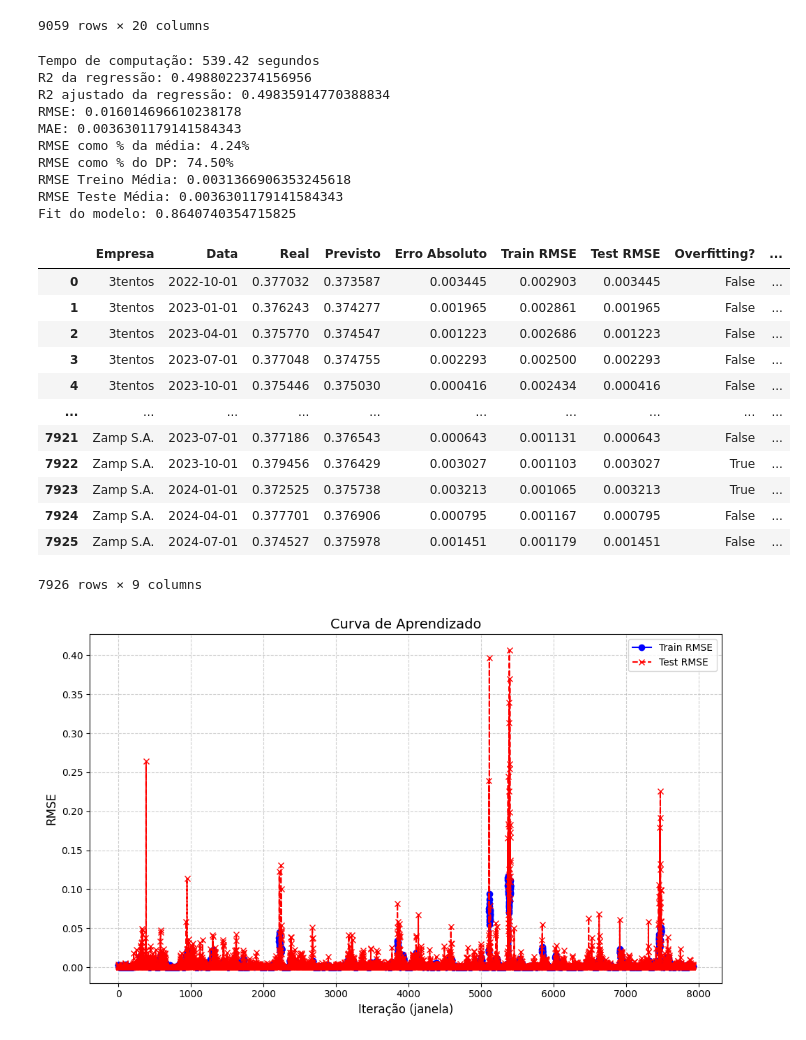
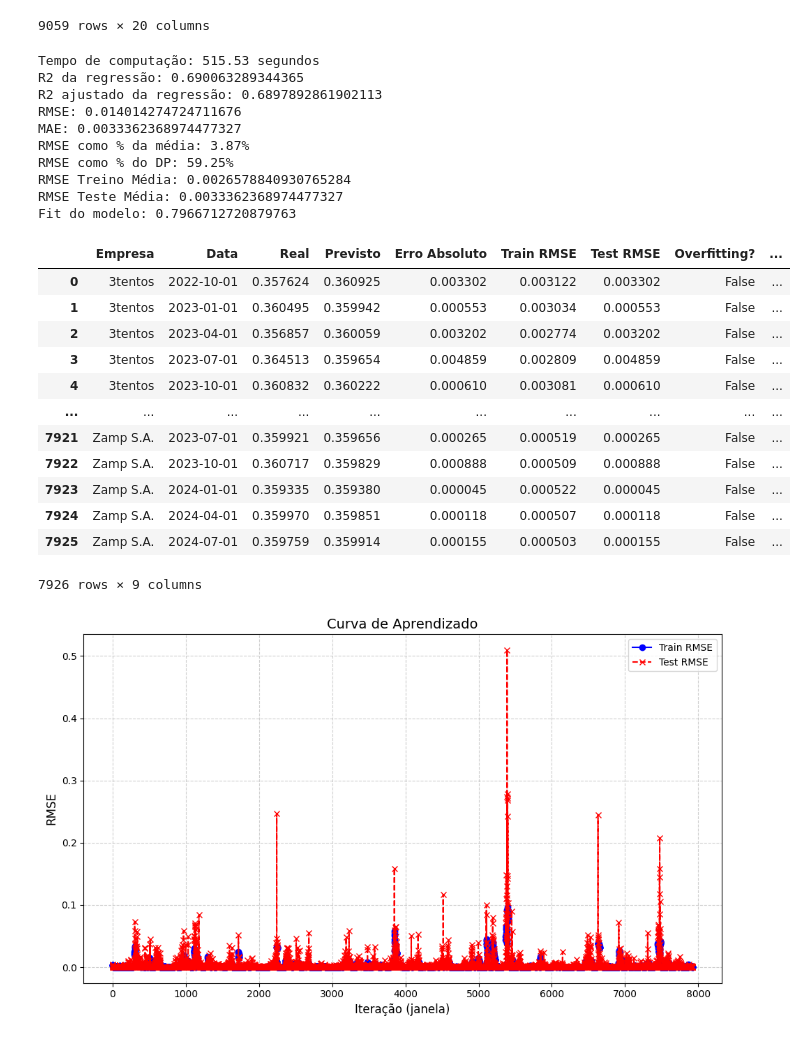
Before and after one commit to CHAnnnelch/IC_predicao_FCF, a Jupyter notebook: 05_RandomForest.ipynb, the cells around one changed output. Cells and saved outputs as stored; diff of their text form; code cells hidden in the pictures.

```diff
--- a/05_RandomForest.ipynb
+++ b/05_RandomForest.ipynb
@@ -231,12 +231,12 @@ import pandas as pd
 
 warnings.simplefilter(action='ignore', category=FutureWarning)
 
-target_var = 'FCLF'
+target_var = 'FCLA'
 
 k = 4  # tamanho mínimo da janela de treino
 
 def expanding_window_forecast_rf(df, target_col=target_var, empresa_col='Nome', date_col='Data',
-                               min_train_size=k, horizon=1, features=['FCLF', 'ROE', 'LG', 'GMV', 'DE', 'lag_fclf', 'ma_fclf']):
+                               min_train_size=k, horizon=1, features=['FCLA', 'ROE', 'LG', 'GMV', 'DE', 'lag_fcla', 'ma_fcla']):
     results = []
 
     for empresa_id, grupo in df.groupby(empresa_col):
@@ -293,54 +293,54 @@ def expanding_window_forecast_rf(df, target_col=target_var, empresa_col='Nome',
 media = df[target_var].mean()
 dp = df[target_var].std()
 
 start = time.time()
 resultado = expanding_window_forecast_rf(df)
 end = time.time()
 
 print(f'Tempo de computação: {end - start:.2f} segundos')
 
 rmse = mean_squared_error(resultado['Real'], resultado['Previsto'], squared=False)
 mae = mean_absolute_error(resultado['Real'], resultado['Previsto'])
 r2 = r2_score(resultado['Real'], resultado['Previsto'])
 
 n = len(resultado)
-p = len(['FCLF', 'ROE', 'LG', 'GMV', 'DE', 'lag_fclf', 'ma_fclf'])
+p = len(['FCLA', 'ROE', 'LG', 'GMV', 'DE', 'lag_fcla', 'ma_fcla'])
 r2_adj = 1 - (1 - r2) * (n - 1) / (n - p - 1)
 
 train_rmse_media = resultado['Train RMSE'].mean()
 test_rmse_media = resultado['Test RMSE'].mean()
 print(f'R2 da regressão: {r2}')
 print(f'R2 ajustado da regressão: {r2_adj}')
 print(f'RMSE: {rmse}')
 print(f'MAE: {mae}')
 print(f'RMSE como % da média: {(rmse/media)*100:.2f}%')
 print(f'RMSE como % do DP: {(rmse/dp)*100:.2f}%')
 print(f'RMSE Treino Média: {train_rmse_media}')
 print(f'RMSE Teste Média: {test_rmse_media}')
 print(f'Fit do modelo: {train_rmse_media/test_rmse_media}')
 resultado
 # %% [output]
-Tempo de computação: 539.42 segundos
-R2 da regressão: 0.4988022374156956
-R2 ajustado da regressão: 0.49835914770388834
-RMSE: 0.016014696610238178
-MAE: 0.0036301179141584343
-RMSE como % da média: 4.24%
-RMSE como % do DP: 74.50%
-RMSE Treino Média: 0.0031366906353245618
-RMSE Teste Média: 0.0036301179141584343
-Fit do modelo: 0.8640740354715825
+Tempo de computação: 515.53 segundos
+R2 da regressão: 0.690063289344365
+R2 ajustado da regressão: 0.6897892861902113
+RMSE: 0.014014274724711676
+MAE: 0.0033362368974477327
+RMSE como % da média: 3.87%
+RMSE como % do DP: 59.25%
+RMSE Treino Média: 0.0026578840930765284
+RMSE Teste Média: 0.0033362368974477327
+Fit do modelo: 0.7966712720879763
 |  | Empresa | Data | Real | Previsto | Erro Absoluto | Train RMSE | Test RMSE | Overfitting? | ... |
-| 0 | 3tentos | 2022-10-01 | 0.377032 | 0.373587 | 0.003445 | 0.002903 | 0.003445 | False | ... |
-| 1 | 3tentos | 2023-01-01 | 0.376243 | 0.374277 | 0.001965 | 0.002861 | 0.001965 | False | ... |
-| 2 | 3tentos | 2023-04-01 | 0.375770 | 0.374547 | 0.001223 | 0.002686 | 0.001223 | False | ... |
-| 3 | 3tentos | 2023-07-01 | 0.377048 | 0.374755 | 0.002293 | 0.002500 | 0.002293 | False | ... |
-| 4 | 3tentos | 2023-10-01 | 0.375446 | 0.375030 | 0.000416 | 0.002434 | 0.000416 | False | ... |
+| 0 | 3tentos | 2022-10-01 | 0.357624 | 0.360925 | 0.003302 | 0.003122 | 0.003302 | False | ... |
+| 1 | 3tentos | 2023-01-01 | 0.360495 | 0.359942 | 0.000553 | 0.003034 | 0.000553 | False | ... |
+| 2 | 3tentos | 2023-04-01 | 0.356857 | 0.360059 | 0.003202 | 0.002774 | 0.003202 | False | ... |
+| 3 | 3tentos | 2023-07-01 | 0.364513 | 0.359654 | 0.004859 | 0.002809 | 0.004859 | False | ... |
+| 4 | 3tentos | 2023-10-01 | 0.360832 | 0.360222 | 0.000610 | 0.003081 | 0.000610 | False | ... |
 | ... | ... | ... | ... | ... | ... | ... | ... | ... | ... |
-| 7921 | Zamp S.A. | 2023-07-01 | 0.377186 | 0.376543 | 0.000643 | 0.001131 | 0.000643 | False | ... |
-| 7922 | Zamp S.A. | 2023-10-01 | 0.379456 | 0.376429 | 0.003027 | 0.001103 | 0.003027 | True | ... |
-| 7923 | Zamp S.A. | 2024-01-01 | 0.372525 | 0.375738 | 0.003213 | 0.001065 | 0.003213 | True | ... |
-| 7924 | Zamp S.A. | 2024-04-01 | 0.377701 | 0.376906 | 0.000795 | 0.001167 | 0.000795 | False | ... |
-| 7925 | Zamp S.A. | 2024-07-01 | 0.374527 | 0.375978 | 0.001451 | 0.001179 | 0.001451 | False | ... |
+| 7921 | Zamp S.A. | 2023-07-01 | 0.359921 | 0.359656 | 0.000265 | 0.000519 | 0.000265 | False | ... |
+| 7922 | Zamp S.A. | 2023-10-01 | 0.360717 | 0.359829 | 0.000888 | 0.000509 | 0.000888 | False | ... |
+| 7923 | Zamp S.A. | 2024-01-01 | 0.359335 | 0.359380 | 0.000045 | 0.000522 | 0.000045 | False | ... |
+| 7924 | Zamp S.A. | 2024-04-01 | 0.359970 | 0.359851 | 0.000118 | 0.000507 | 0.000118 | False | ... |
+| 7925 | Zamp S.A. | 2024-07-01 | 0.359759 | 0.359914 | 0.000155 | 0.000503 | 0.000155 | False | ... |
 7926 rows × 9 columns
 # %%
@@ -359,7 +359,7 @@ plt.grid(True, linestyle='--', alpha=0.6)
 plt.tight_layout()
 plt.show()
 # %% [output]
-[figure, old version]
+[figure, new version]
 # %%
 plt.figure(figsize=(6, 6))
 plt.scatter(resultado['Real'], resultado['Previsto'], alpha=0.6)
```
Also changed, not shown: parts of 5 cells of this notebook, 10 other files.
